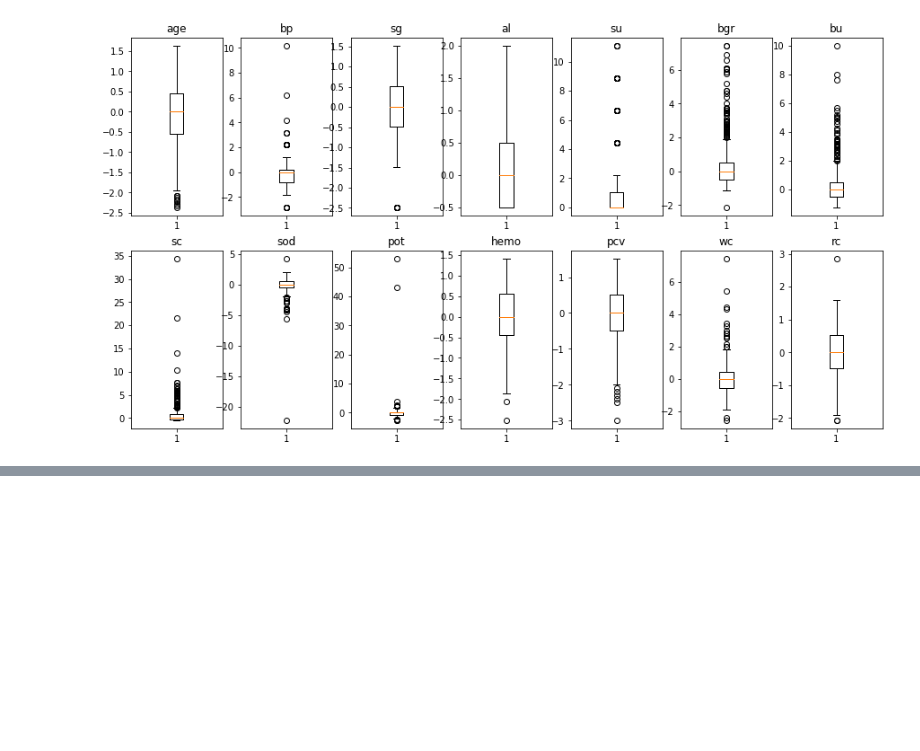
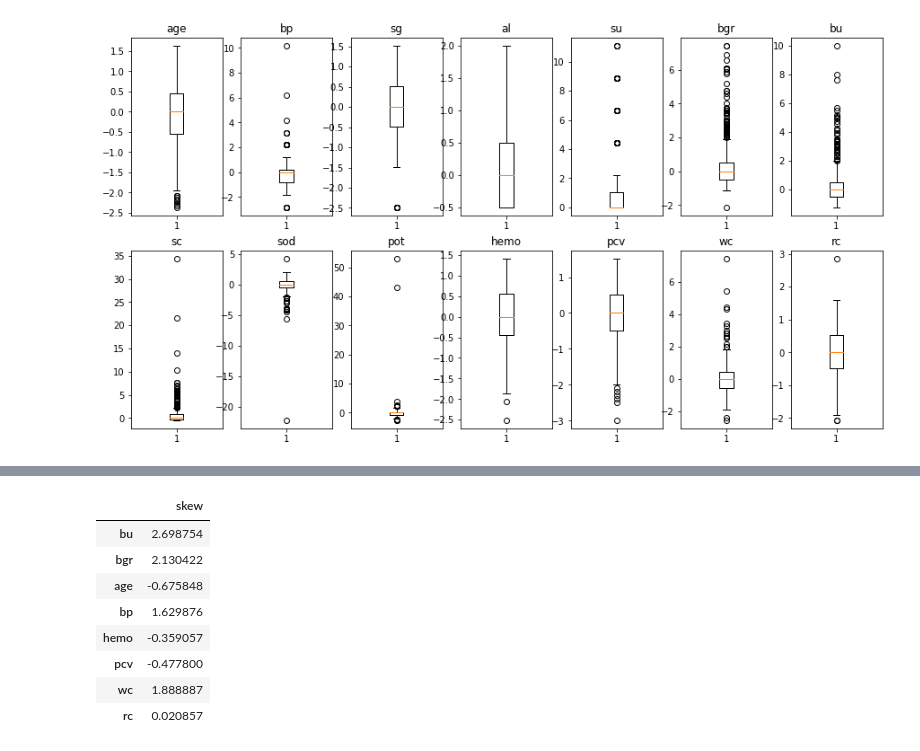
Before and after one commit to TaeMD/ML-projects, a Jupyter notebook: Predicting_CKD.ipynb, the cells around one changed output, grey strips where cells are left out. Drawn from its saved outputs; the diff is of its cells as text; code cells hidden in the pictures; blank space fills up the shorter version.

```diff
--- a/Predicting_CKD.ipynb
+++ b/Predicting_CKD.ipynb
@@ -1139,0 +1143,12 @@ for i in numeric_var:
+# %%
+df_new2[['bu', 'bgr', 'age', 'bp', 'hemo', 'pcv', 'wc', 'rc']].agg(['skew']).T
+# %% [output]
+|  | skew |
+| bu | 2.698754 |
+| bgr | 2.130422 |
+| age | -0.675848 |
+| bp | 1.629876 |
+| hemo | -0.359057 |
+| pcv | -0.477800 |
+| wc | 1.888887 |
+| rc | 0.020857 |
```
Also changed, not shown: parts of 2 cells of this notebook.
